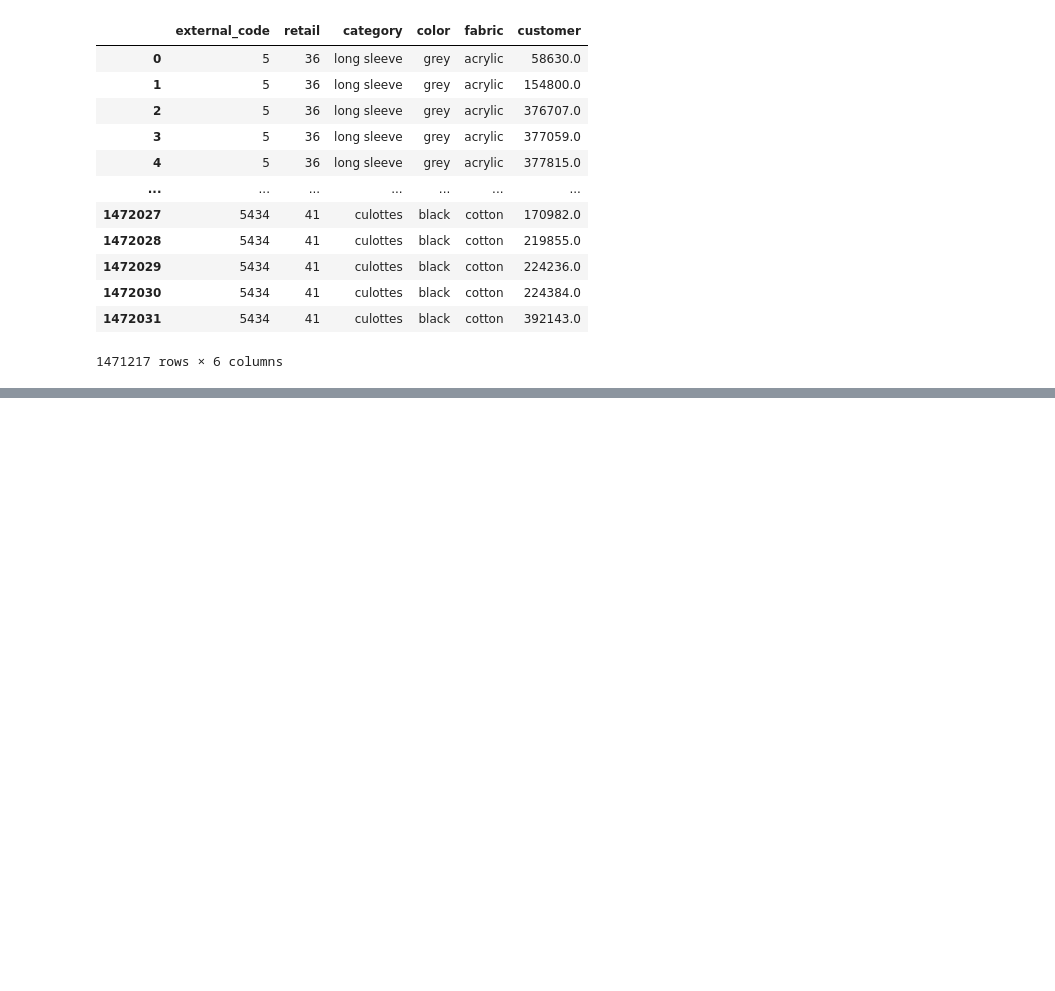
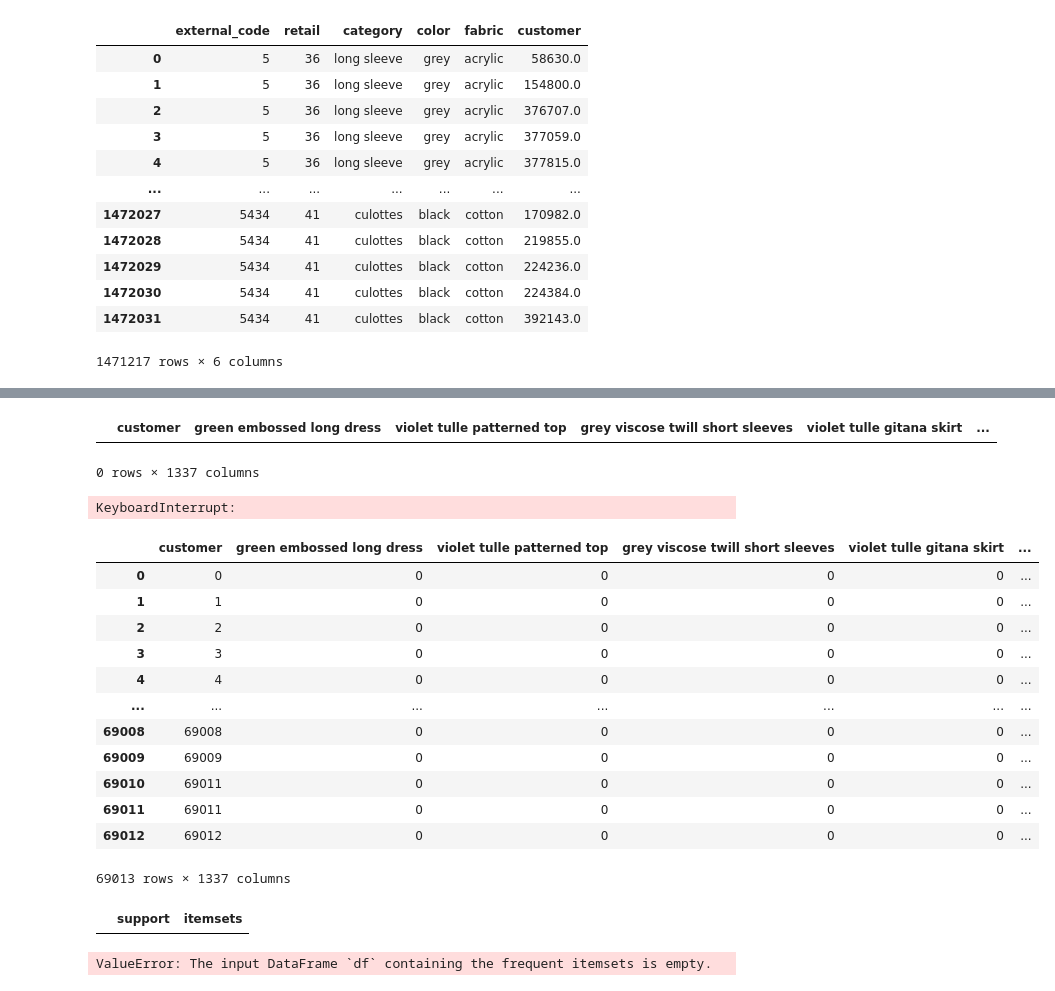
Before and after one commit to shlrley/girlCode, a Jupyter notebook: eda/eda_nb.ipynb, the cells around one changed output, grey strips where cells are left out. Saved outputs shown, nothing was run; the diff lists cells and outputs as text; code cells hidden in the pictures; blank space fills up the shorter version.

Commit message:
add to the model script and preprocess data

```diff
--- a/eda/eda_nb.ipynb
+++ b/eda/eda_nb.ipynb
@@ -71,0 +85,3 @@ cloth_cust_df.dropna()
+# %%
+cloth_cust_df = cloth_cust_df.drop(columns=['category', 'color', 'fabric', 'external_code', 'retail'])
+cloth_cust_df.head()
@@ -72 +103,3 @@ cloth_cust_df.dropna()
+# %%
+cloth_cust_df = cloth_cust_df.dropna().sort_values('customer')
 # %%
@@ -73,0 +123,39 @@ cloth_cust_df.to_csv('../dataset/product_data.csv')
+# %%
+items = set(cloth_cust_df['product'])
+items = ['customer'] + list(items)
+expanded_df = pd.DataFrame(columns=items)
+expanded_df
+# %% [output]
+|  | customer | green embossed long dress | violet tulle patterned top | grey viscose twill short sleeves | violet tulle gitana skirt | ... |
+0 rows × 1337 columns
+# %%
+for index, row in cloth_cust_df.iterrows():
+    cust = int(row['customer'])
+    product_name = row['product']
+
+    if cust in expanded_df['customer']:
+        expanded_df.loc[expanded_df.customer == cust, product_name] = 1
+    else:
+        expanded_df.loc[len(expanded_df)] = 0
+        expanded_df.iloc[-1, expanded_df.columns.get_loc('customer')] = cust
+        expanded_df.loc[expanded_df.customer == cust, product_name] = 1
+
+expanded_df.tail()
+# %% [output]
+KeyboardInterrupt:
+# %%
+expanded_df
+# %% [output]
+|  | customer | green embossed long dress | violet tulle patterned top | grey viscose twill short sleeves | violet tulle gitana skirt | ... |
+| 0 | 0 | 0 | 0 | 0 | 0 | ... |
+| 1 | 1 | 0 | 0 | 0 | 0 | ... |
+| 2 | 2 | 0 | 0 | 0 | 0 | ... |
+| 3 | 3 | 0 | 0 | 0 | 0 | ... |
+| 4 | 4 | 0 | 0 | 0 | 0 | ... |
+| ... | ... | ... | ... | ... | ... | ... |
+| 69008 | 69008 | 0 | 0 | 0 | 0 | ... |
+| 69009 | 69009 | 0 | 0 | 0 | 0 | ... |
+| 69010 | 69011 | 0 | 0 | 0 | 0 | ... |
+| 69011 | 69011 | 0 | 0 | 0 | 0 | ... |
+| 69012 | 69012 | 0 | 0 | 0 | 0 | ... |
+69013 rows × 1337 columns
@@ -73,0 +166,10 @@ cloth_cust_df.to_csv('../dataset/product_data.csv')
+# %%
+common_items = apriori(product_only_df, use_colnames=True, verbose=1)
+common_items.head()
+# %% [output]
+|  | support | itemsets |
+# %%
+rules = association_rules(common_items, metric="confidence", min_threshold=0.6)
+rules.head()
+# %% [output]
+ValueError: The input DataFrame `df` containing the frequent itemsets is empty.
```
Also changed, not shown: parts of 10 cells of this notebook, 2 other files.
